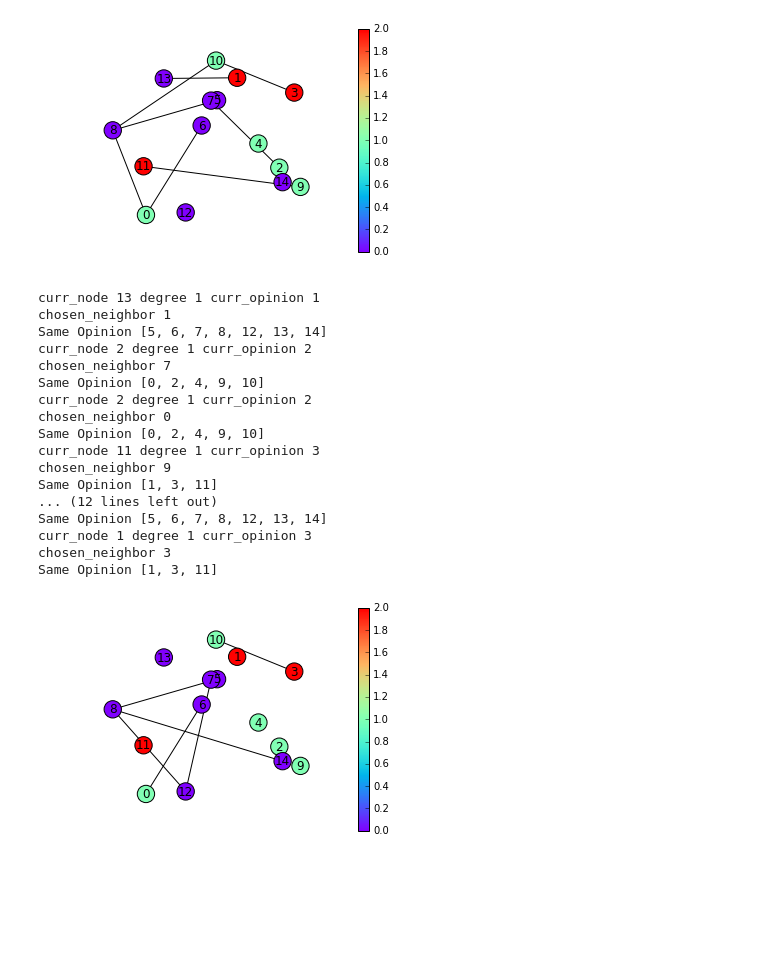
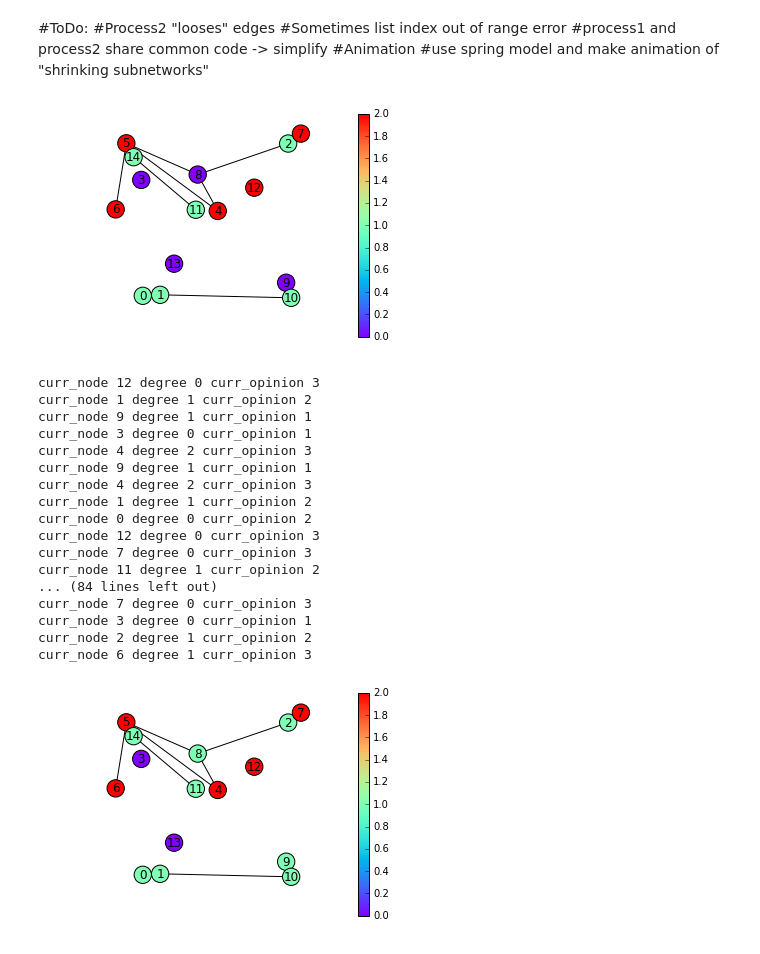
Before and after one commit to iiitobiasiii/OpinionFormation, a Jupyter notebook: Opinion.ipynb, the cells around one changed output. Cells and saved outputs as stored; diff of their text form; code cells hidden in the pictures; blank space fills up the shorter version.

```diff
--- a/Opinion.ipynb
+++ b/Opinion.ipynb
@@ -1,3 +1,10 @@
+# %% [markdown]
+#ToDo:
+#Process2 "looses" edges
+#Sometimes list index out of range error
+#process1 and process2 share common code -> simplify
+#Animation
+#use spring model and make animation of "shrinking subnetworks"
 # %%
 #This is just the path to my computer's module directory
 import sys
@@ -15,9 +22,9 @@ NNodes = 15
 NEdges = 8
 NOpinions = 3
 #Probability for process1 1-phi for process 2
-phi = 1
+phi = 0
 #Number of Iterations for procedure
-iter_process = 10
+iter_process = 100
 
 def init_Graph():
     #Create Random Graph
@@ -69,61 +76,69 @@ def process1():
 #changes opinions of friends
 
 def process2():
-    #pick rnd Node
+    #Choose random Node
+    curr_node = random.randint(0,NNodes-1)
 
-    #get opinion of curr_node
+    #Get Opinion of current Node
+    curr_opinion = G.node[curr_node].get("opinion")
 
-    #cancel if degree=0
+    print("curr_node", curr_node, "degree", G.degree(curr_node), "curr_opinion", curr_opinion)
+
+    #Cancel if no Neighbors!
+    if G.degree(curr_node)== 0:
+        return
 
     #get neighbor of curr_node
+    chosen_neighbor = random.randint(0,G.degree(curr_node)-1)
+    chosen_neighbor = list(G.neighbors(curr_node))[chosen_neighbor]
 
     #set opinion of neighbor to opinion of curr node
-
+    G.node[chosen_neighbor]["opinion"] = curr_opinion
     return
 # %%
 G = init_Graph()
 groups = set(nx.get_node_attributes(G,'opinion').values())
 mapping = dict(zip(sorted(groups),count()))
 nodes = G.nodes()
 colors = [mapping[G.node[n]['opinion']] for n in nodes]
 pos = nx.layout.random_layout(G)
 es = nx.draw_networkx_edges(G, pos, alpha=1)
 ns = nx.draw_networkx_nodes(G, pos, nodelist=nodes, node_color=colors, node_size=300, cmap=plt.cm.rainbow)
 nx.draw_networkx_labels(G, pos=pos)
 plt.colorbar(ns)
 plt.axis('off')
 plt.show()
 
 for i in range(iter_process):
-    if random.uniform(0, 1)<phi:
+    if random.uniform(0, 1) < phi:
         process1()
     else:
         process2()
 
-plt.show()
+colors = [mapping[G.node[n]['opinion']] for n in nodes]
 es = nx.draw_networkx_edges(G, pos, alpha=1)
 ns = nx.draw_networkx_nodes(G, pos, nodelist=nodes, node_color=colors, node_size=300, cmap=plt.cm.rainbow)
 nx.draw_networkx_labels(G, pos=pos)
 plt.colorbar(ns)
 plt.axis('off')
 plt.show()
 # %% [output]
-[figure, old version]
+[figure, new version]
-curr_node 13 degree 1 curr_opinion 1
-chosen_neighbor 1
-Same Opinion [5, 6, 7, 8, 12, 13, 14]
+curr_node 12 degree 0 curr_opinion 3
+curr_node 1 degree 1 curr_opinion 2
+curr_node 9 degree 1 curr_opinion 1
+curr_node 3 degree 0 curr_opinion 1
+curr_node 4 degree 2 curr_opinion 3
+curr_node 9 degree 1 curr_opinion 1
+curr_node 4 degree 2 curr_opinion 3
+curr_node 1 degree 1 curr_opinion 2
+curr_node 0 degree 0 curr_opinion 2
+curr_node 12 degree 0 curr_opinion 3
+curr_node 7 degree 0 curr_opinion 3
+curr_node 11 degree 1 curr_opinion 2
+... (84 lines left out)
+curr_node 7 degree 0 curr_opinion 3
+curr_node 3 degree 0 curr_opinion 1
 curr_node 2 degree 1 curr_opinion 2
-chosen_neighbor 7
-Same Opinion [0, 2, 4, 9, 10]
-curr_node 2 degree 1 curr_opinion 2
-chosen_neighbor 0
-Same Opinion [0, 2, 4, 9, 10]
-curr_node 11 degree 1 curr_opinion 3
-chosen_neighbor 9
-Same Opinion [1, 3, 11]
-... (12 lines left out)
-Same Opinion [5, 6, 7, 8, 12, 13, 14]
-curr_node 1 degree 1 curr_opinion 3
-chosen_neighbor 3
-Same Opinion [1, 3, 11]
+curr_node 6 degree 1 curr_opinion 3
-[figure, old version]
+[figure, new version]
```
Also changed, not shown: parts of 1 cell of this notebook.
